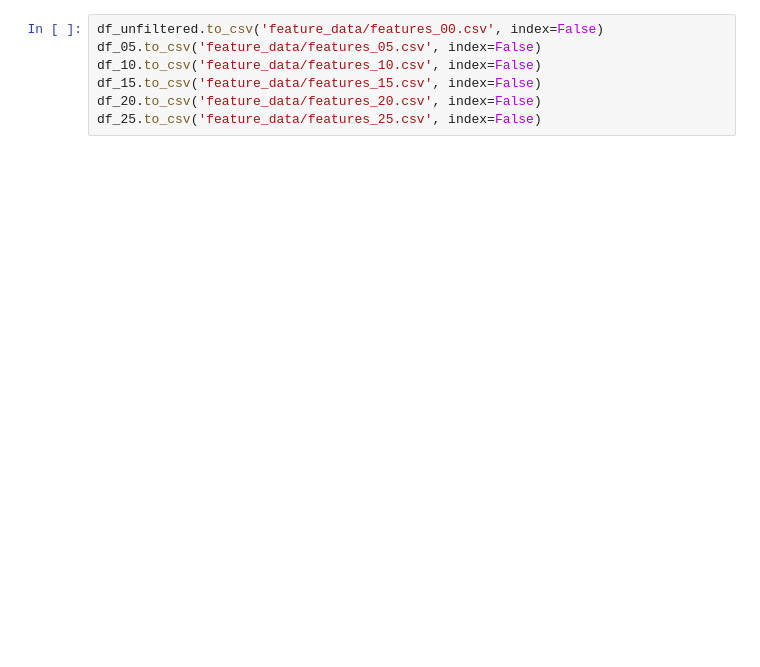
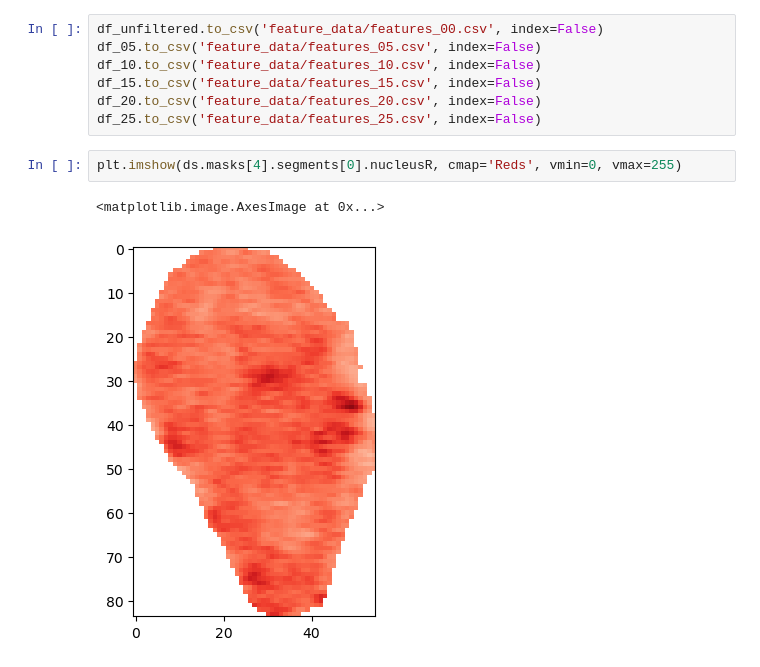
Before and after one commit to Antonio-Maschio/AML_FProject, a Jupyter notebook: clustering_LDB.ipynb, the cells around one changed output. Drawn from its saved outputs; the diff is of its cells as text; blank space fills up the shorter version.

```diff
--- a/clustering_LDB.ipynb
+++ b/clustering_LDB.ipynb
@@ -341,3 +140,8 @@ df_10.to_csv('feature_data/features_10.csv', index=False)
 df_15.to_csv('feature_data/features_15.csv', index=False)
 df_20.to_csv('feature_data/features_20.csv', index=False)
 df_25.to_csv('feature_data/features_25.csv', index=False)
+# %%
+plt.imshow(ds.masks[4].segments[0].nucleusR, cmap='Reds', vmin=0, vmax=255)
+# %% [output]
+<matplotlib.image.AxesImage at 0x...>
+[figure, added]
```
Also changed, not shown: parts of 7 cells of this notebook, 1 other file.
